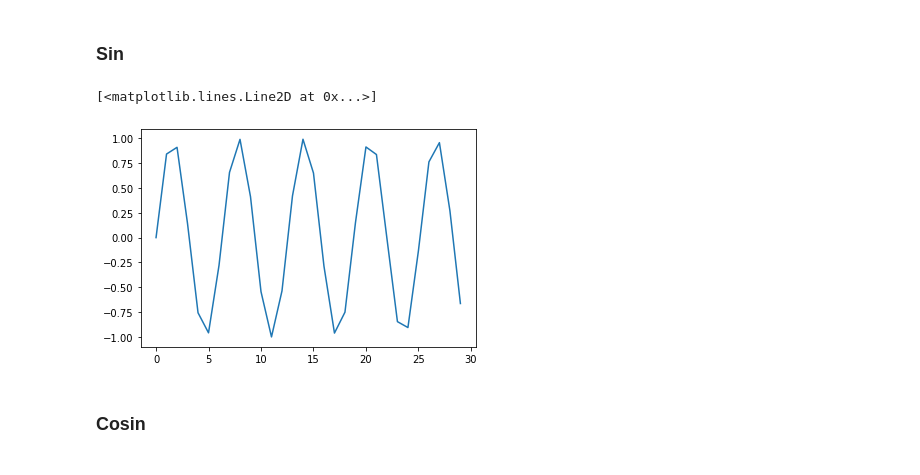
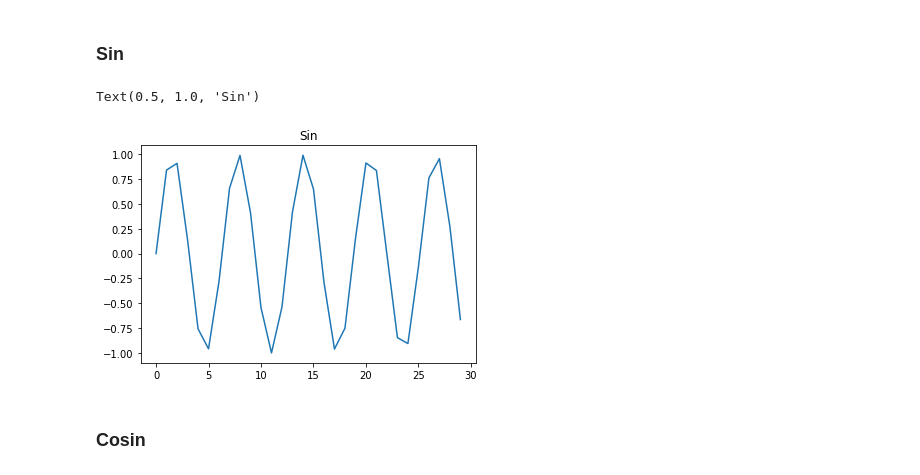
Before and after one commit to jonhilgart22/model-bias-experiments, a Jupyter notebook: notebooks/mnist_model_experiments.ipynb, the cells around one changed output. Cells and saved outputs as stored; diff of their text form; code cells hidden in the pictures.

```diff
--- a/notebooks/mnist_model_experiments.ipynb
+++ b/notebooks/mnist_model_experiments.ipynb
@@ -50,10 +50,11 @@ y_test = np.asarray(y_test).astype(np.int32)
 # %% [markdown]
 ### Sin
 # %%
-plt.plot(np.sin(np.arange(0,30)))
+sin = plt.plot(np.sin(np.arange(0,30)))
+plt.title('Sin')
 # %% [output]
-[<matplotlib.lines.Line2D at 0x...>]
+Text(0.5, 1.0, 'Sin')
-[figure, old version]
+[figure, new version]
 # %% [markdown]
 ### Cosin
 # %%
```
Also changed, not shown: parts of 10 cells of this notebook, 7 other files.
